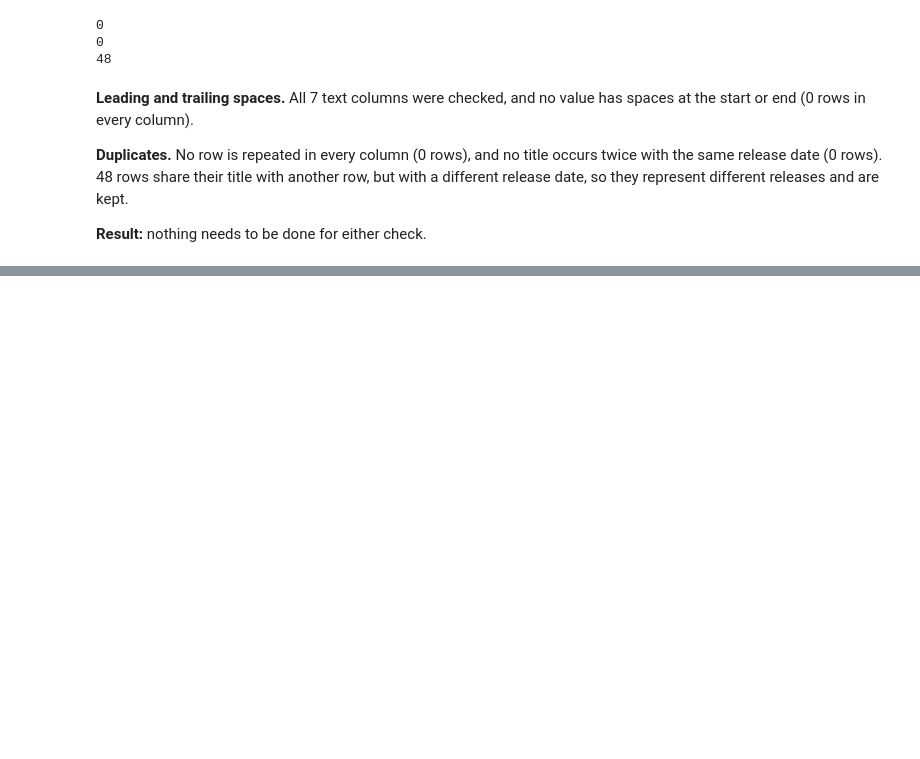
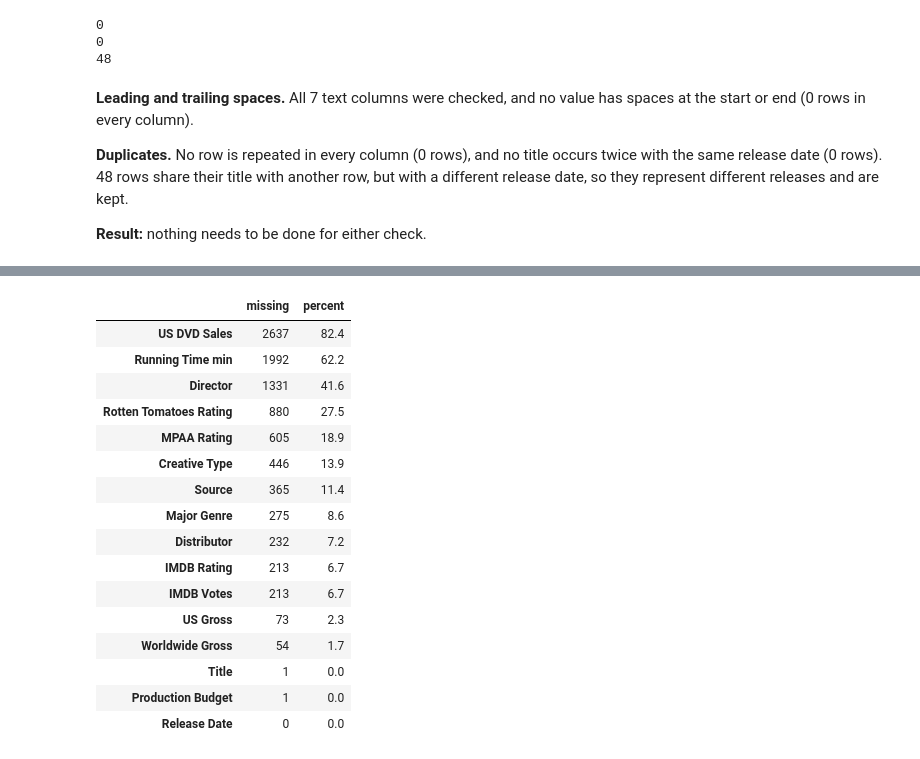
Before and after one commit to VictorSago/Lexicon-Labs, a Jupyter notebook: DA-Project/moviesdata.ipynb, the cells around one changed output, grey strips where cells are left out. Cells and saved outputs as stored; diff of their text form; code cells hidden in the pictures; blank space fills up the shorter version.

```diff
--- a/DA-Project/moviesdata.ipynb
+++ b/DA-Project/moviesdata.ipynb
@@ -490,0 +495,26 @@ print(movies["Title"].duplicated(keep=False).sum())
+# %%
+# Count missing values per column
+missing = pd.DataFrame({
+    "missing": movies.isna().sum(),
+    "percent": (movies.isna().mean() * 100).round(1),
+}).sort_values("missing", ascending=False)
+
+missing
+# %% [output]
+|  | missing | percent |
+| US DVD Sales | 2637 | 82.4 |
+| Running Time min | 1992 | 62.2 |
+| Director | 1331 | 41.6 |
+| Rotten Tomatoes Rating | 880 | 27.5 |
+| MPAA Rating | 605 | 18.9 |
+| Creative Type | 446 | 13.9 |
+| Source | 365 | 11.4 |
+| Major Genre | 275 | 8.6 |
+| Distributor | 232 | 7.2 |
+| IMDB Rating | 213 | 6.7 |
+| IMDB Votes | 213 | 6.7 |
+| US Gross | 73 | 2.3 |
+| Worldwide Gross | 54 | 1.7 |
+| Title | 1 | 0.0 |
+| Production Budget | 1 | 0.0 |
+| Release Date | 0 | 0.0 |
```
Also changed, not shown: parts of 6 cells of this notebook.
